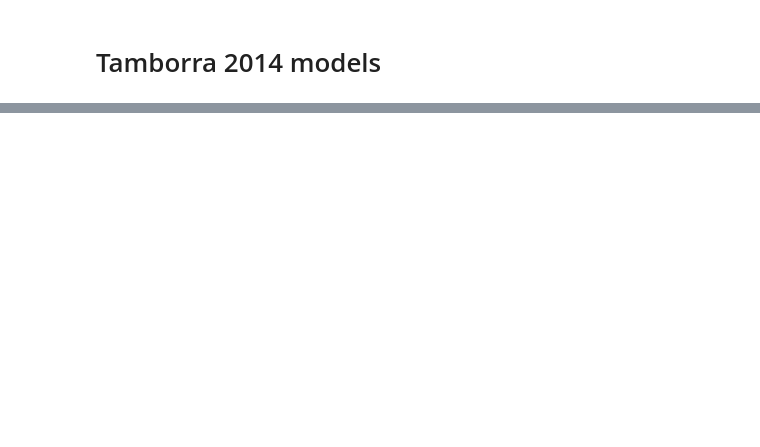
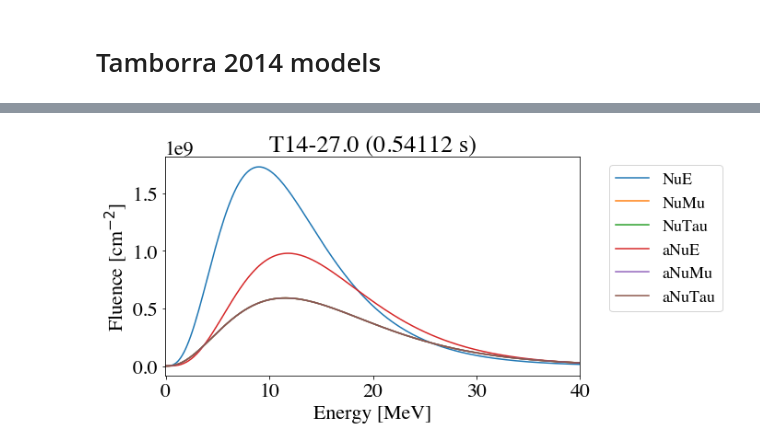
Before and after one commit to joesmolsky/sspike, a Jupyter notebook: notebooks/Tamborra_2014.ipynb, the cells around one changed output, grey strips where cells are left out. Cells and saved outputs as stored; diff of their text form; code cells hidden in the pictures; blank space fills up the shorter version.

```diff
--- a/notebooks/Tamborra_2014.ipynb
+++ b/notebooks/Tamborra_2014.ipynb
@@ -40,0 +19,5 @@ beer.draw(unsmeared_path, channels=snow_chans)
+# %%
+fluences = pnut.get_fluences(sn)
+beer.plot_fluences(sn)
+# %% [output]
+[figure, added]
```
Also changed, not shown: parts of 16 cells of this notebook, 3 other files.
